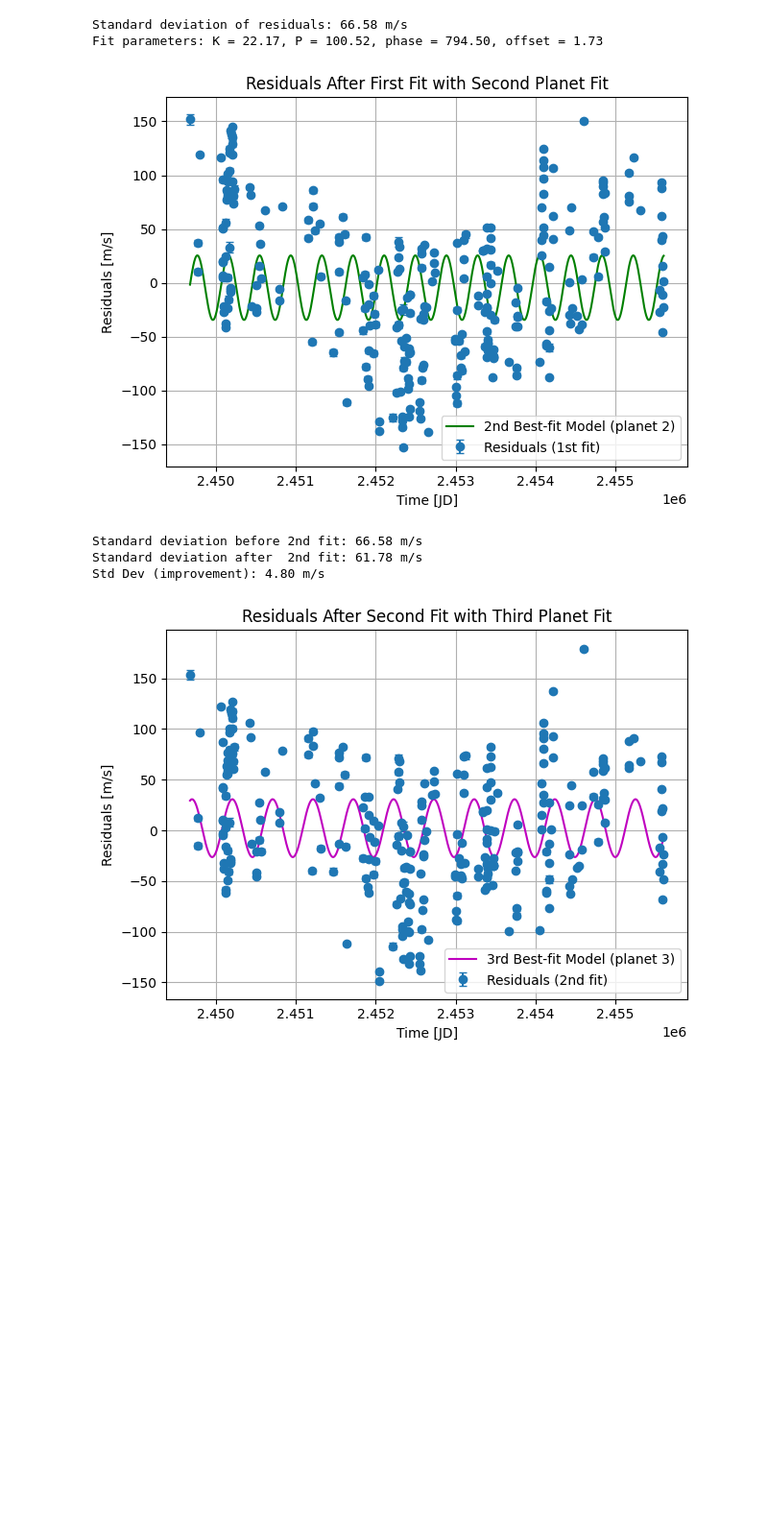
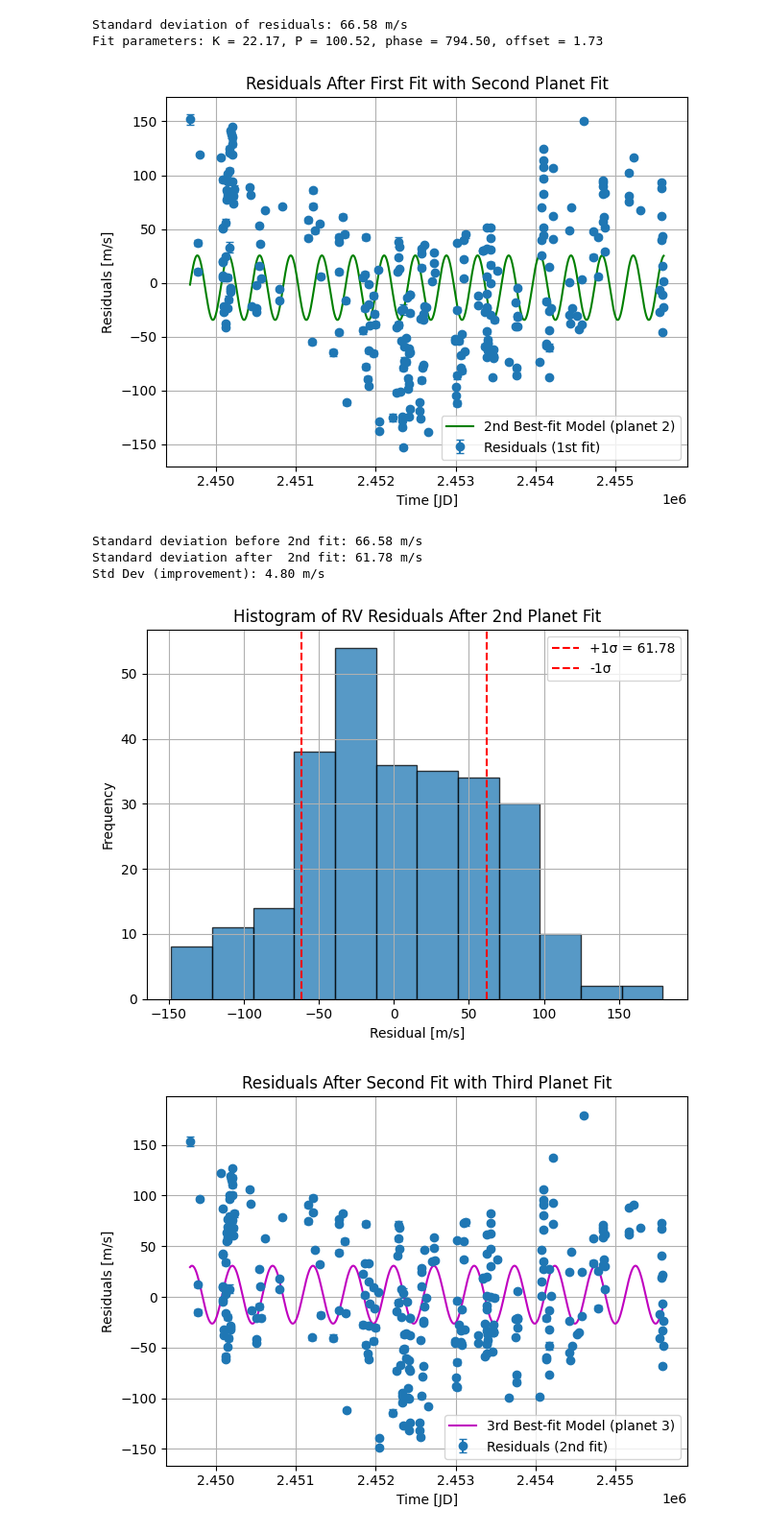
Before and after one commit to maelawre/ASTR19-Group-Project, a Jupyter notebook: parts3(edited)+4+5.ipynb, the cells around one changed output. Shown at 96% size. Drawn from its saved outputs; the diff is of its cells as text; code cells hidden in the pictures; blank space fills up the shorter version.

Commit message:
updated with histograms

```diff
--- a/parts3(edited)+4+5.ipynb
+++ b/parts3(edited)+4+5.ipynb
@@ -118,33 +118,48 @@ K2_fit, P2_fit, phi2_fit, offset2_fit = popt2
 
 
 t_fit2 = np.linspace(min(time), max(time), 1000)  #smoooooth (?)
 rv2_fit_smooth = rv_model(t_fit2, *popt2)
 
 #residuals with new model
 plt.errorbar(time, residuals, yerr=rv_err, fmt='o', capsize=3, label='Residuals (1st fit)')
 plt.plot(t_fit2, rv2_fit_smooth, 'g-', label='2nd Best-fit Model (planet 2)')
 plt.xlabel('Time [JD]')
 plt.ylabel('Residuals [m/s]')
 plt.title('Residuals After First Fit with Second Planet Fit')
 plt.legend()
 plt.grid(True)
 plt.tight_layout()
 plt.show()
 
 residuals_after = residuals - rv_model(time, *popt2)
 
 # standard devs
 std_before = np.std(residuals)
 std_after = np.std(residuals_after)
 
 print(f"Standard deviation before 2nd fit: {std_before:.2f} m/s")
 print(f"Standard deviation after  2nd fit: {std_after:.2f} m/s")
 print(f"Std Dev (improvement): {std_before - std_after:.2f} m/s")
+
+#ahh histogram
+plt.hist(residuals_after, bins='auto', edgecolor='black', alpha=0.75)
+plt.xlabel('Residual [m/s]')
+plt.ylabel('Frequency')
+plt.title('Histogram of RV Residuals After 2nd Planet Fit')
+
+plt.axvline(std_after, color='red', linestyle='--', label=f'+1σ = {std_after:.2f}')
+plt.axvline(-std_after, color='red', linestyle='--', label=f'-1σ')
+plt.legend()
+plt.grid(True)
+plt.tight_layout()
+plt.savefig('55Cnc_Residuals_Histogram_After_Planet2.pdf')
+plt.show()
 # %% [output]
 [figure]
 Standard deviation before 2nd fit: 66.58 m/s
 Standard deviation after  2nd fit: 61.78 m/s
 Std Dev (improvement): 4.80 m/s
+[figure, added]
 # %%
 
 #residuals from the second fit
```
Also changed, not shown: parts of 1 cell of this notebook.
